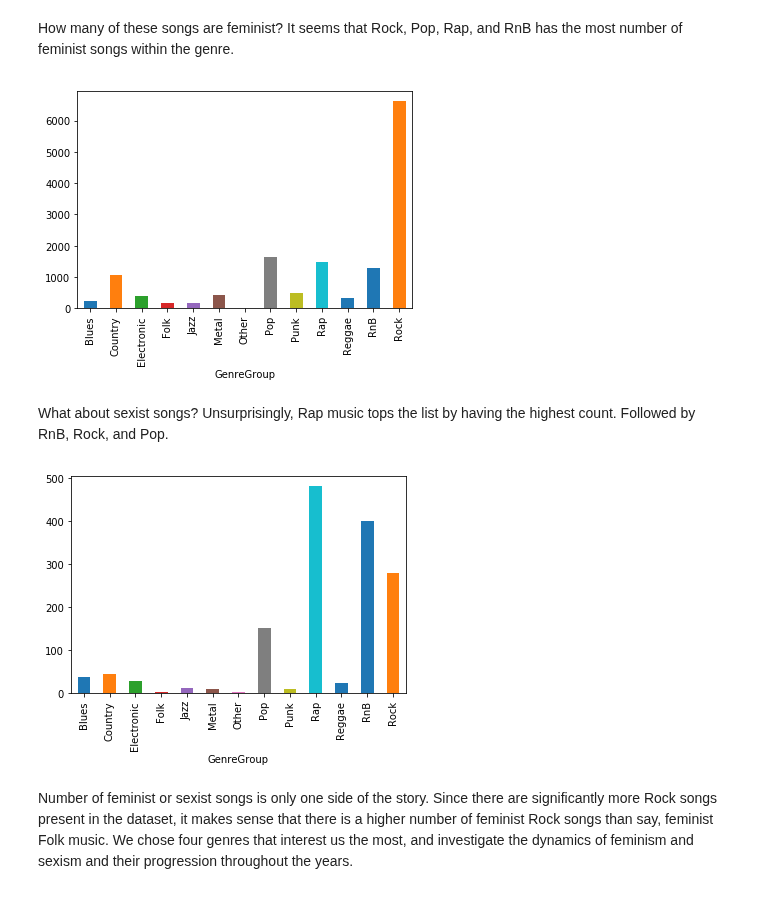
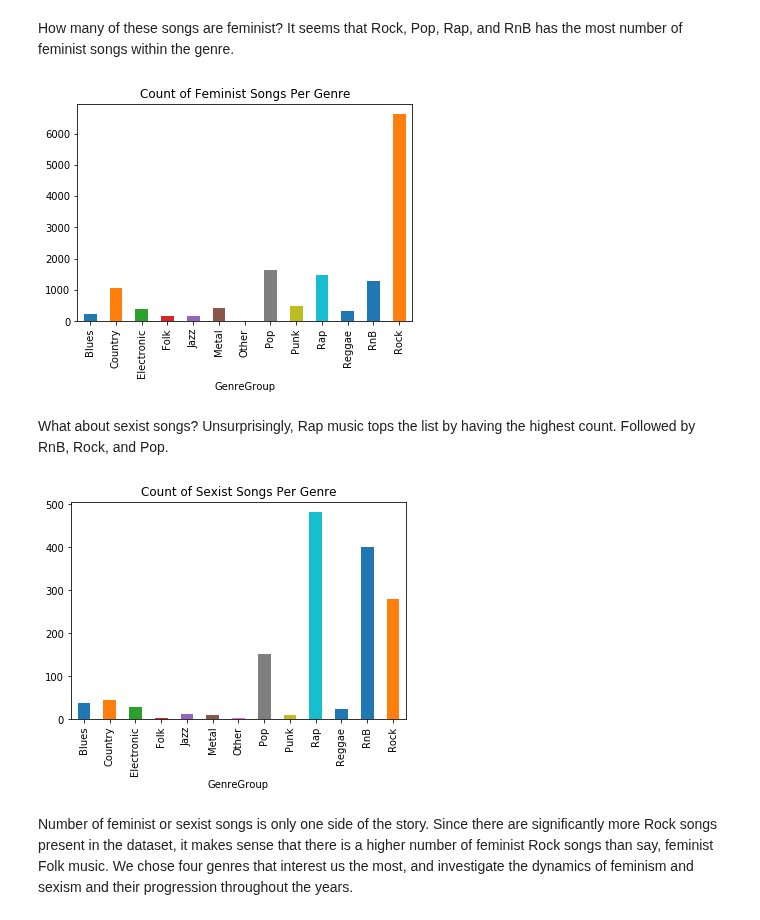
Before and after one commit to axnyang/CS401, a Jupyter notebook: datastory.ipynb, the cells around one changed output. Saved outputs shown, nothing was run; the diff lists cells and outputs as text; code cells hidden in the pictures.

```diff
--- a/datastory.ipynb
+++ b/datastory.ipynb
@@ -142,16 +143,16 @@ final_dataframe.groupby(['GenreGroup', 'decade']).size().unstack().plot(kind='ba
 How many of these songs are feminist? It seems that Rock, Pop, Rap, and RnB has the most number of feminist songs within the genre.
 # %%
 fem_count_per_genre = final_dataframe.loc[final_dataframe['Class'] == 'Feminist'].groupby(['GenreGroup']).size()#.plot()
-fem = fem_count_per_genre.plot(kind = 'bar')
+fem = fem_count_per_genre.plot(kind = 'bar', title = 'Count of Feminist Songs Per Genre')
 # %% [output]
-[figure, old version]
+[figure, new version]
 # %% [markdown]
 What about sexist songs? Unsurprisingly, Rap music tops the list by having the highest count. Followed by RnB, Rock, and Pop.
 # %%
 sexist_count_per_genre = final_dataframe.loc[final_dataframe['Class'] == 'Sexist'].groupby(['GenreGroup']).size()#.plot()
-sexist = sexist_count_per_genre.plot(kind = 'bar')
+sexist = sexist_count_per_genre.plot(kind = 'bar', title = 'Count of Sexist Songs Per Genre')
 # %% [output]
-[figure, old version]
+[figure, new version]
 # %% [markdown]
 Number of feminist or sexist songs is only one side of the story. Since there are significantly more Rock songs present in the dataset, it makes sense that there is a higher number of feminist Rock songs than say, feminist Folk music. We chose four genres that interest us the most, and investigate the dynamics of feminism and sexism and their progression throughout the years.
 # %% [markdown]
```
Also changed, not shown: parts of 13 cells of this notebook, 12 other files.
